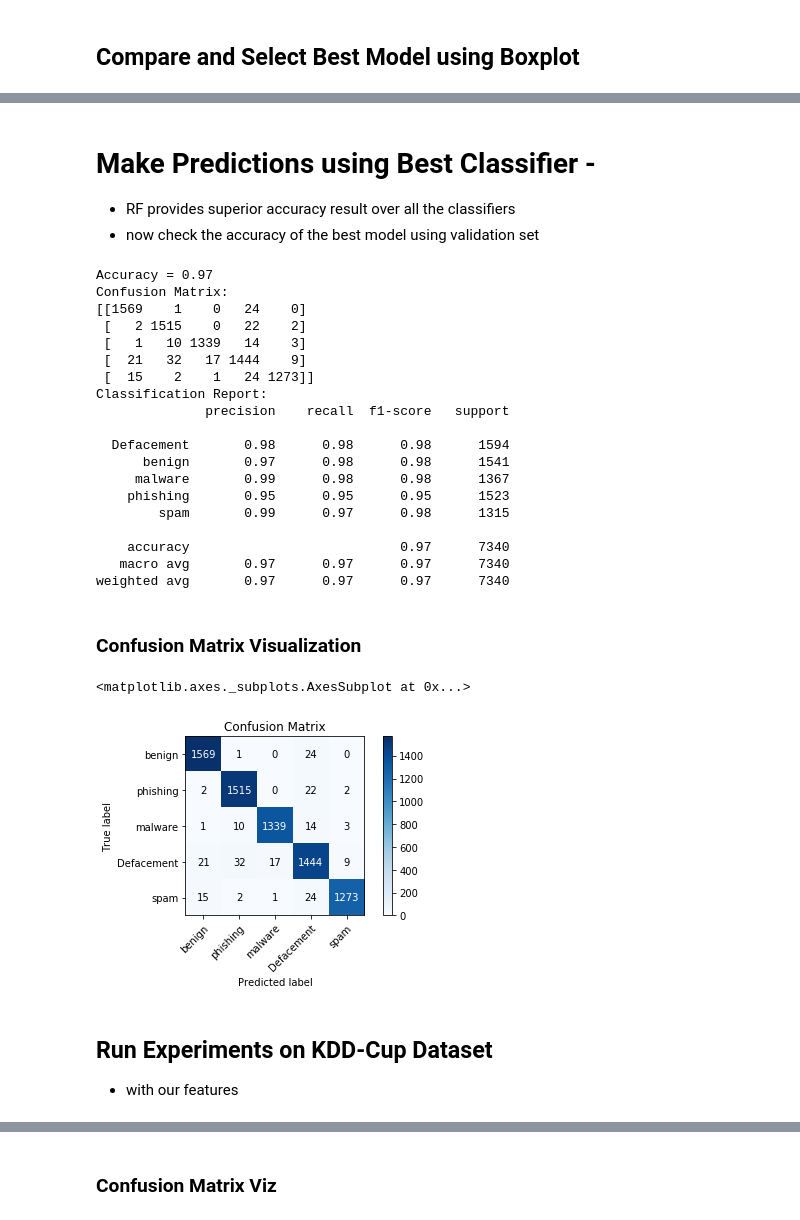
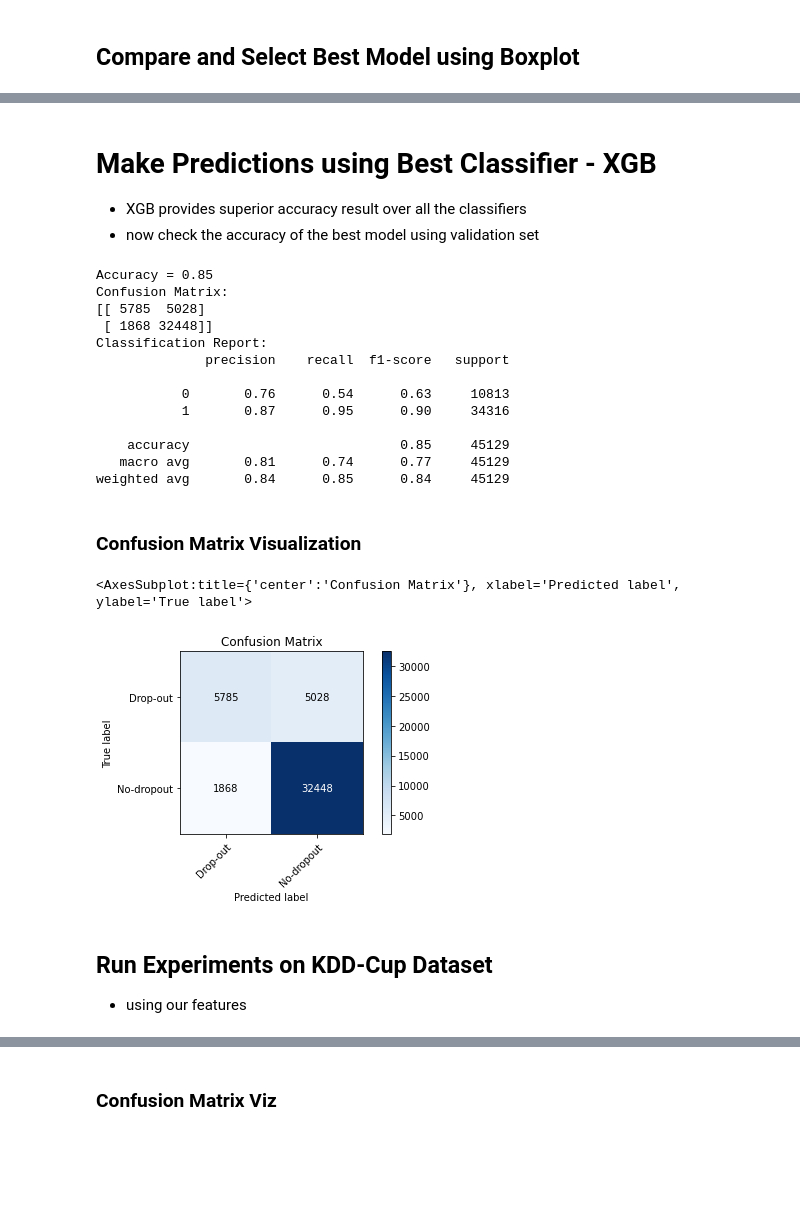
Before and after one commit to rambasnet/PredictingMOOCDropouts, a Jupyter notebook: Baseline-Experiments.ipynb, the cells around one changed output, grey strips where cells are left out. Drawn from its saved outputs; the diff is of its cells as text; code cells hidden in the pictures; blank space fills up the shorter version.

Commit message:
added DL results

```diff
--- a/Baseline-Experiments.ipynb
+++ b/Baseline-Experiments.ipynb
@@ -169,11 +186,11 @@ compareModels(accuracies, results, classifiers)
 # %% [markdown]
-# Make Predictions using Best Classifier -
-- RF provides superior accuracy result over all the classifiers
+# Make Predictions using Best Classifier - XGB
+- XGB provides superior accuracy result over all the classifiers
 - now check the accuracy of the best model using validation set
 # %%
 def testBestModel(model, X_validation, Y_validation):
     # make predictions on validation dataset
-    Y_predictions = rf.predict(X_validation)
+    Y_predictions = model.predict(X_validation)
     print("Accuracy = {:.2f}".format(accuracy_score(Y_validation, Y_predictions)))
     print('Confusion Matrix:')
     print(confusion_matrix(Y_validation, Y_predictions))
@@ -182,29 +199,23 @@ def testBestModel(model, X_validation, Y_validation):
     return Y_predictions
 # %%
 # train the best model and find the validation accuracy
-rf = RandomForestClassifier(n_estimators=10)
-rf.fit(X_train, Y_train)
-Y_predictions = testBestModel(rf, X_validation, Y_validation)
+XGB = XGBClassifier()
+XGB.fit(X_train, Y_train)
+Y_predictions = testBestModel(XGB, X_validation, Y_validation)
 # %% [output]
-Accuracy = 0.97
+Accuracy = 0.85
 Confusion Matrix:
-[[1569    1    0   24    0]
- [   2 1515    0   22    2]
- [   1   10 1339   14    3]
- [  21   32   17 1444    9]
- [  15    2    1   24 1273]]
+[[ 5785  5028]
+ [ 1868 32448]]
 Classification Report:
               precision    recall  f1-score   support
 
-  Defacement       0.98      0.98      0.98      1594
-      benign       0.97      0.98      0.98      1541
-     malware       0.99      0.98      0.98      1367
-    phishing       0.95      0.95      0.95      1523
-        spam       0.99      0.97      0.98      1315
+           0       0.76      0.54      0.63     10813
+           1       0.87      0.95      0.90     34316
 
-    accuracy                           0.97      7340
-   macro avg       0.97      0.97      0.97      7340
-weighted avg       0.97      0.97      0.97      7340
+    accuracy                           0.85     45129
+   macro avg       0.81      0.74      0.77     45129
+weighted avg       0.84      0.85      0.84     45129
 # %% [markdown]
 ### Confusion Matrix Visualization
 # %%
@@ -264,17 +275,17 @@ def plot_confusion_matrix(y_true, y_pred, classes,
     fig.tight_layout()
     return ax
 # %%
-classes = lblTypes
+classes = ['Drop-out', 'No-dropout']
 np.set_printoptions(precision=2)
 # plot non-normalized confusion matrix
 plot_confusion_matrix(Y_validation, Y_predictions, classes=classes,
                        title='Confusion Matrix')
 # %% [output]
-<matplotlib.axes._subplots.AxesSubplot at 0x...>
+<AxesSubplot:title={'center':'Confusion Matrix'}, xlabel='Predicted label', ylabel='True label'>
-[figure, old version]
+[figure, new version]
 # %% [markdown]
 ## Run Experiments on KDD-Cup Dataset
-- with our features
+- using our features
 # %%
 def KDDExperiments():
     path = 'data/kddcup15'
```
Also changed, not shown: parts of 26 cells of this notebook, 14 other files.
